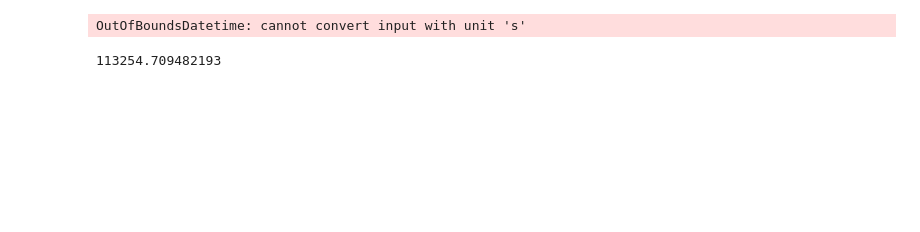
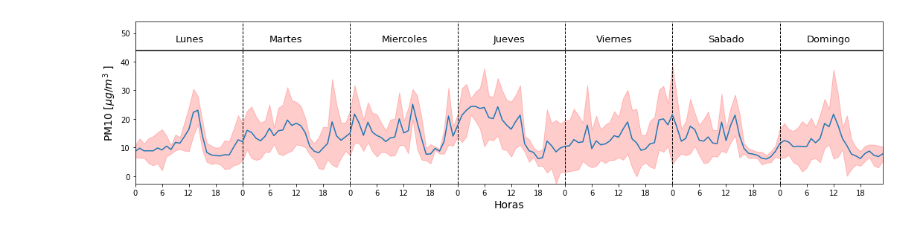
Before and after one commit to MakeSens-Data/MakeSensAPI_Python, a Jupyter notebook: MakeSens/test.ipynb, the cells around one changed output. Cells and saved outputs as stored; diff of their text form; code cells hidden in the pictures; blank space fills up the shorter version.

Commit message:
Adjustments in download_data, gradient, heatmap and weekly_profile

```diff
--- a/MakeSens/test.ipynb
+++ b/MakeSens/test.ipynb
@@ -32,3 +14,4 @@ def download_thinger(id_device:str, start_date:str, end_date:str, token:str):
 # %%
-token = 'eyJhbGciOiJIUzI1NiIsInR5cCI6IkpXVCJ9.eyJqdGkiOiJBbGxfYnVja2V0cyIsInN2ciI6Im1ha2VzZW5zLmF3cy50aGluZ2VyLmlvIiwidXNyIjoiTWFrZVNlbnMifQ.Y7iXy0PKxJ0U6LM6tSdxUZVzpmGVjQLG596pjMD0cM4'
-dat = download_thinger('mE1_00003','2022-12-17 00:00:00', '2023-12-01 00:00:00' ,token)
+weekly_profile('mE1_00003','2023-07-01 00:00:00', '2023-08-01 00:00:00', 'PM10')
+# %% [output]
+[figure, added]
@@ -46,11 +17,0 @@ df['ts'] = pd.to_datetime(df['ts']//1000, unit='s', utc=False)
-# %%
-start_time = time.time()
-data = download_data('mE1_00003','2023-08-01 00:00:00', '2023-08-19 00:00:00', '1H')
-end_time = time.time()
-duration = (end_time - start_time) * 1000
-# %% [output]
-OutOfBoundsDatetime: cannot convert input with unit 's'
-# %%
-duration
-# %% [output]
-113254.709482193
```
Also changed, not shown: parts of 8 cells of this notebook, 1 other file.
